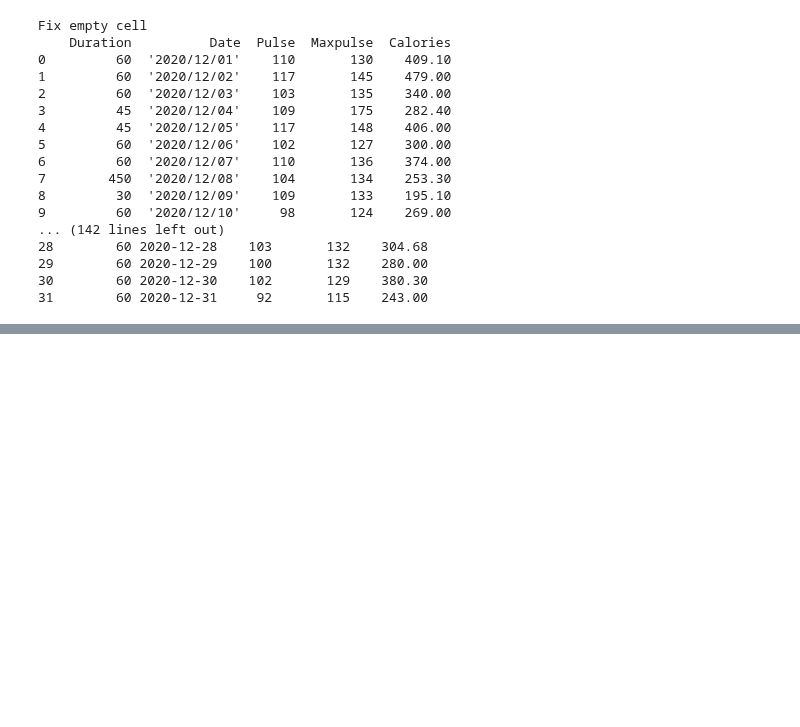
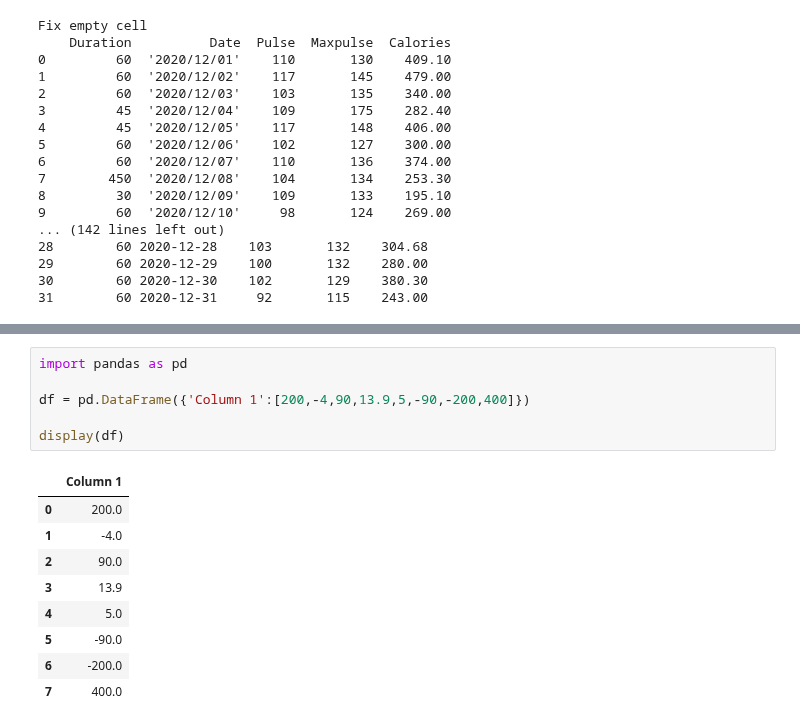
Before and after one commit to kjeyaram-orcl/DataScience, a Jupyter notebook: Pandas.ipynb, the cells around one changed output, grey strips where cells are left out. Drawn from its saved outputs; the diff is of its cells as text; blank space fills up the shorter version.

```diff
--- a/Pandas.ipynb
+++ b/Pandas.ipynb
@@ -751,0 +927,16 @@ Fix empty cell
+# %%
+import pandas as pd
+
+df = pd.DataFrame({'Column 1':[200,-4,90,13.9,5,-90,-200,400]})
+
+display(df)
+# %% [output]
+|  | Column 1 |
+| 0 | 200.0 |
+| 1 | -4.0 |
+| 2 | 90.0 |
+| 3 | 13.9 |
+| 4 | 5.0 |
+| 5 | -90.0 |
+| 6 | -200.0 |
+| 7 | 400.0 |
```
Also changed, not shown: parts of 7 cells of this notebook.
